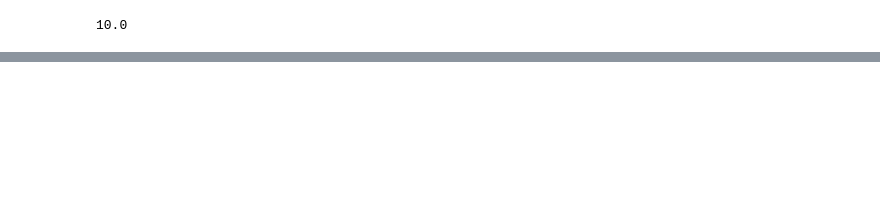
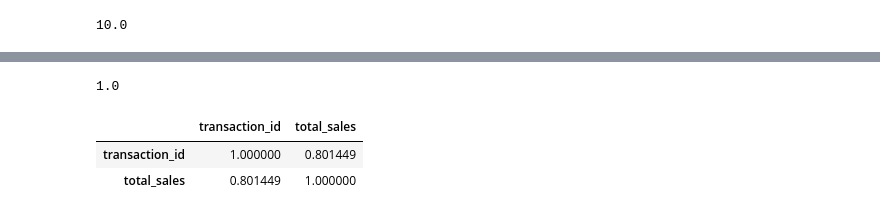
Before and after one commit to HMurawski/dump, a Jupyter notebook: dump_learning/March/3.ipynb, the cells around one changed output, grey strips where cells are left out. Saved outputs shown, nothing was run; the diff lists cells and outputs as text; code cells hidden in the pictures; blank space fills up the shorter version.

```diff
--- a/dump_learning/March/3.ipynb
+++ b/dump_learning/March/3.ipynb
@@ -183,0 +184,12 @@ popular_category_by_gender
+# %%
+avg_products_per_transaction = merged_df.groupby('transaction_id')['product_id'].nunique().mean()
+avg_products_per_transaction
+# %% [output]
+1.0
+# %%
+customer_loyalty = merged_df.groupby('customer_id').agg({'transaction_id': 'count', 'total_sales': 'sum'})
+customer_loyalty.corr()
+# %% [output]
+|  | transaction_id | total_sales |
+| transaction_id | 1.000000 | 0.801449 |
+| total_sales | 0.801449 | 1.000000 |
```
Also changed, not shown: parts of 17 cells of this notebook.
